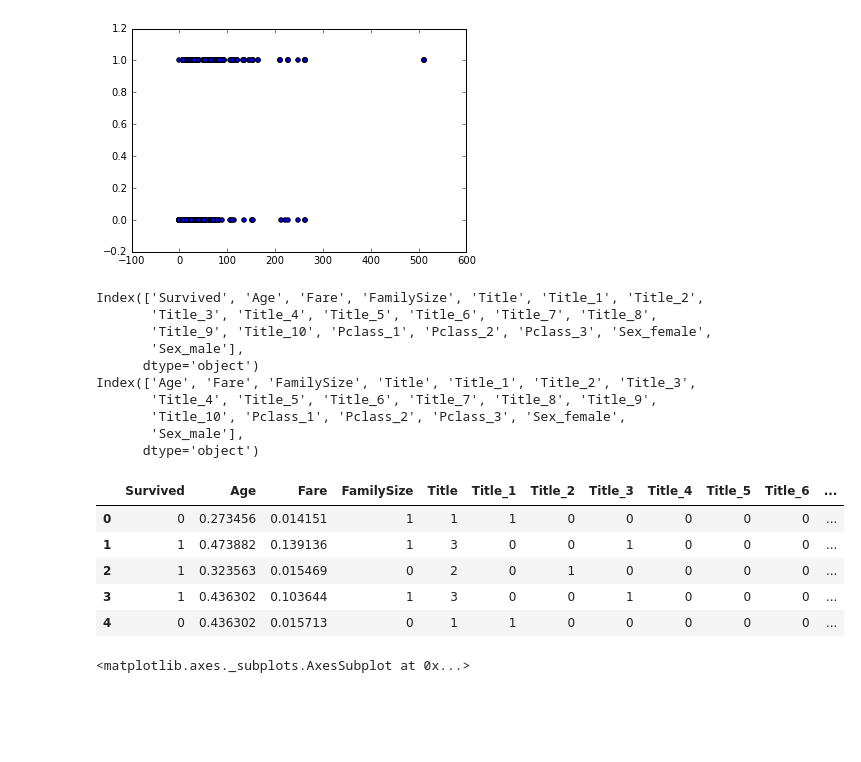
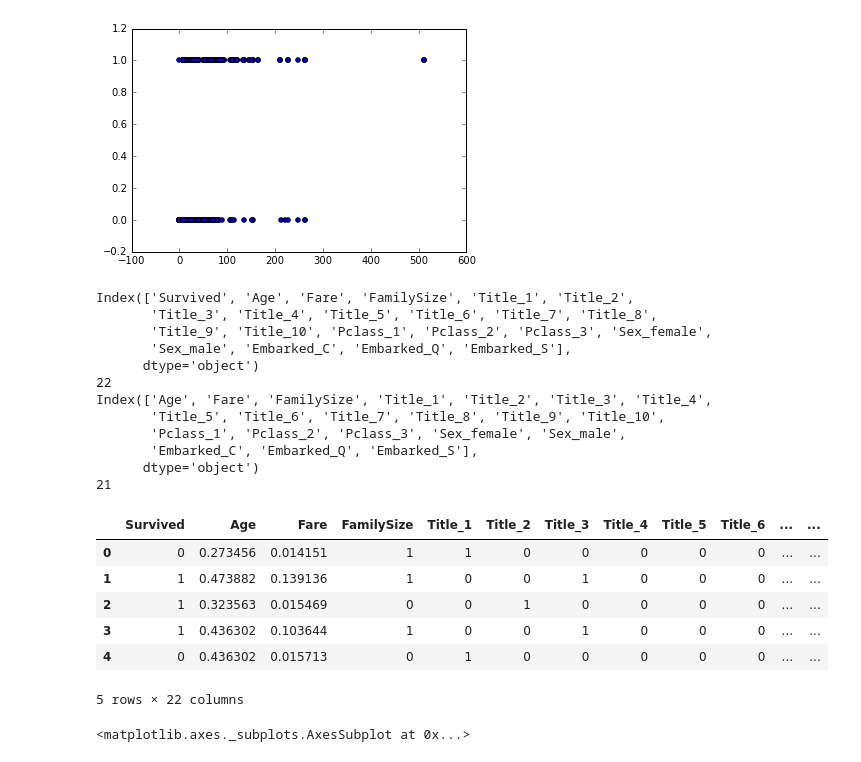
Before and after one commit to vadimnazarov/kaggle-titanic, a Jupyter notebook: titanic.ipynb, the cells around one changed output. Saved outputs shown, nothing was run; the diff lists cells and outputs as text; code cells hidden in the pictures; blank space fills up the shorter version.

```diff
--- a/titanic.ipynb
+++ b/titanic.ipynb
@@ -88,46 +92,53 @@ llama = imp.reload(llama)
 
 train = pandas.read_csv("train.csv")
 test = pandas.read_csv("test.csv")
 test_pid = test['PassengerId']
 
 llama.replace_nan_fair(train)
 llama.replace_nan_age(train)
 llama.replace_nan_fair(test)
 llama.replace_nan_age(test)
 
 llama.set_family_size(train)
 llama.set_family_size(test)
 
 llama.set_title_column(train, test)
+train = train.drop("Title", 1)
+test = test.drop("Title", 1)
 
 # columns_to_drop = ['PassengerId', 'Name', 'Ticket', 'Cabin']
-columns_to_drop = ['PassengerId', 'Name', 'Ticket', 'Cabin', 'SibSp', 'Parch', 'Embarked']
-dummy_columns = ['Pclass', 'Sex']
+columns_to_drop = ['PassengerId', 'Name', 'Ticket', 'Cabin', 'SibSp', 'Parch']
+dummy_columns = ['Pclass', 'Sex', 'Embarked']
 train = llama.make_dummies(llama.drop_columns(train, columns_to_drop), dummy_columns)
 test = llama.make_dummies(llama.drop_columns(test, columns_to_drop), dummy_columns)
 
 llama.normalise(train, test, ['Fare', 'Age'])
 
 print(train.columns)
+print(len(train.columns))
 print(test.columns)
+print(len(test.columns))
 train.describe()
 train.head()
 # %% [output]
-Index(['Survived', 'Age', 'Fare', 'FamilySize', 'Title', 'Title_1', 'Title_2',
+Index(['Survived', 'Age', 'Fare', 'FamilySize', 'Title_1', 'Title_2',
        'Title_3', 'Title_4', 'Title_5', 'Title_6', 'Title_7', 'Title_8',
        'Title_9', 'Title_10', 'Pclass_1', 'Pclass_2', 'Pclass_3', 'Sex_female',
-       'Sex_male'],
+       'Sex_male', 'Embarked_C', 'Embarked_Q', 'Embarked_S'],
       dtype='object')
-Index(['Age', 'Fare', 'FamilySize', 'Title', 'Title_1', 'Title_2', 'Title_3',
-       'Title_4', 'Title_5', 'Title_6', 'Title_7', 'Title_8', 'Title_9',
-       'Title_10', 'Pclass_1', 'Pclass_2', 'Pclass_3', 'Sex_female',
-       'Sex_male'],
+22
+Index(['Age', 'Fare', 'FamilySize', 'Title_1', 'Title_2', 'Title_3', 'Title_4',
+       'Title_5', 'Title_6', 'Title_7', 'Title_8', 'Title_9', 'Title_10',
+       'Pclass_1', 'Pclass_2', 'Pclass_3', 'Sex_female', 'Sex_male',
+       'Embarked_C', 'Embarked_Q', 'Embarked_S'],
       dtype='object')
+21
-|  | Survived | Age | Fare | FamilySize | Title | Title_1 | Title_2 | Title_3 | Title_4 | Title_5 | Title_6 | ... |
-| 0 | 0 | 0.273456 | 0.014151 | 1 | 1 | 1 | 0 | 0 | 0 | 0 | 0 | ... |
-| 1 | 1 | 0.473882 | 0.139136 | 1 | 3 | 0 | 0 | 1 | 0 | 0 | 0 | ... |
-| 2 | 1 | 0.323563 | 0.015469 | 0 | 2 | 0 | 1 | 0 | 0 | 0 | 0 | ... |
-| 3 | 1 | 0.436302 | 0.103644 | 1 | 3 | 0 | 0 | 1 | 0 | 0 | 0 | ... |
-| 4 | 0 | 0.436302 | 0.015713 | 0 | 1 | 1 | 0 | 0 | 0 | 0 | 0 | ... |
+|  | Survived | Age | Fare | FamilySize | Title_1 | Title_2 | Title_3 | Title_4 | Title_5 | Title_6 | ... | ... |
+| 0 | 0 | 0.273456 | 0.014151 | 1 | 1 | 0 | 0 | 0 | 0 | 0 | ... | ... |
+| 1 | 1 | 0.473882 | 0.139136 | 1 | 0 | 0 | 1 | 0 | 0 | 0 | ... | ... |
+| 2 | 1 | 0.323563 | 0.015469 | 0 | 0 | 1 | 0 | 0 | 0 | 0 | ... | ... |
+| 3 | 1 | 0.436302 | 0.103644 | 1 | 0 | 0 | 1 | 0 | 0 | 0 | ... | ... |
+| 4 | 0 | 0.436302 | 0.015713 | 0 | 1 | 0 | 0 | 0 | 0 | 0 | ... | ... |
+5 rows × 22 columns
 # %%
 %matplotlib inline
```
Also changed, not shown: parts of 9 cells of this notebook.
